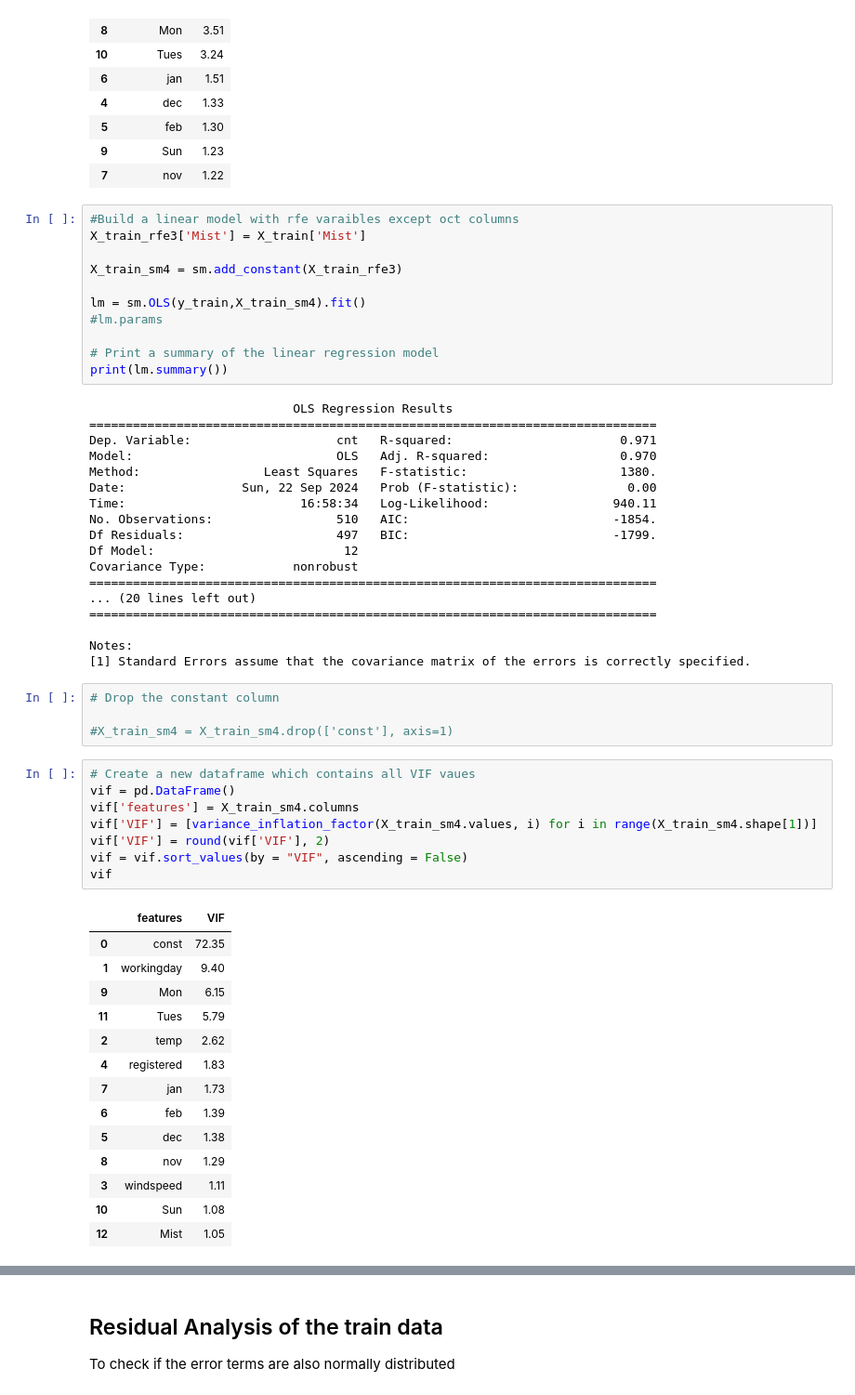
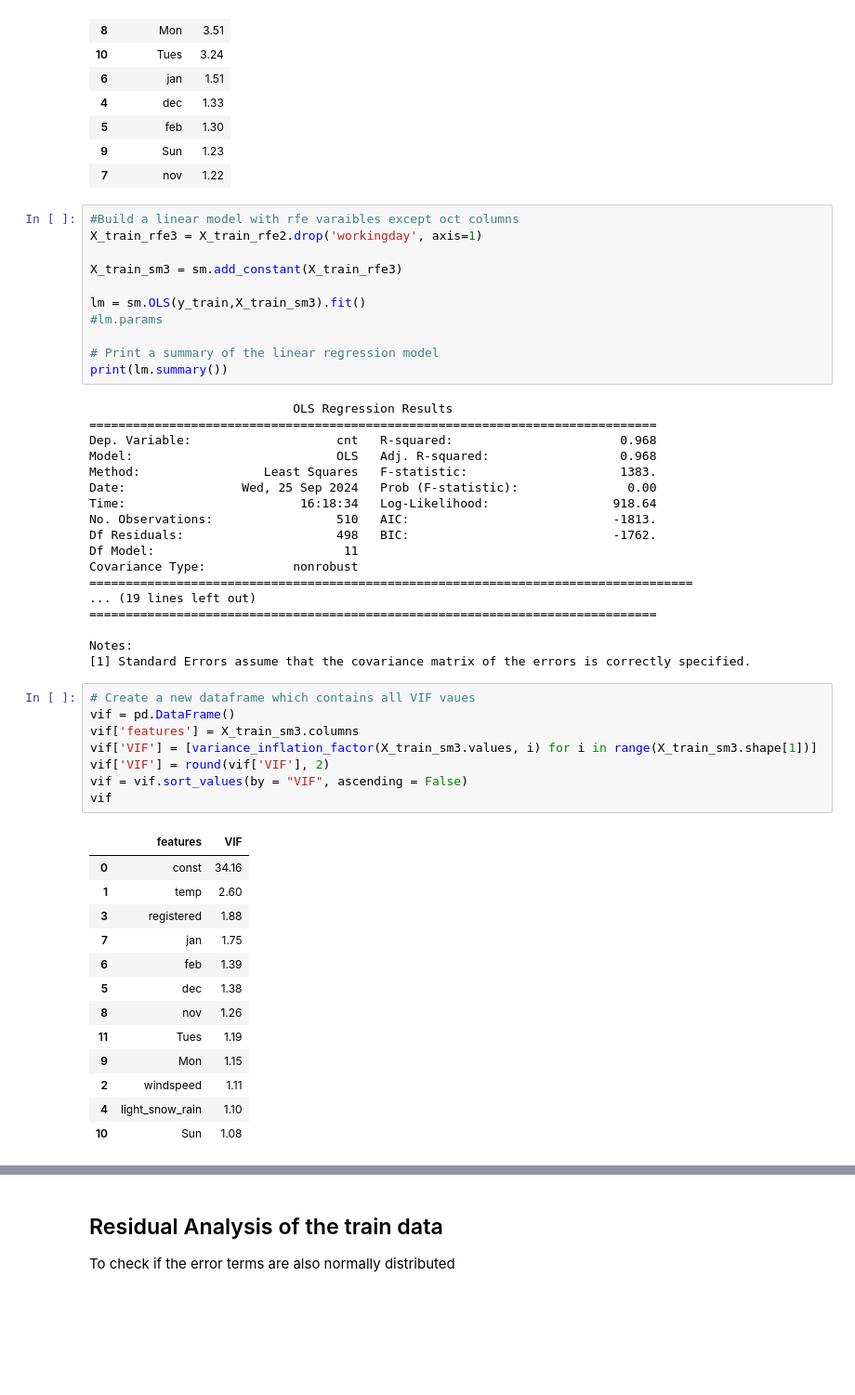
Before and after one commit to sarithajeevna/Linear-regression, a Jupyter notebook: MLR-Bike.ipynb, the cells around one changed output, grey strips where cells are left out. Shown at 93% size. Drawn from its saved outputs; the diff is of its cells as text; blank space fills up the shorter version.

```diff
--- a/MLR-Bike.ipynb
+++ b/MLR-Bike.ipynb
@@ -832,11 +832,11 @@ vif
 | 7 | nov | 1.22 |
 # %%
 #Build a linear model with rfe varaibles except oct columns
-X_train_rfe3['Mist'] = X_train['Mist']
+X_train_rfe3 = X_train_rfe2.drop('workingday', axis=1)
 
-X_train_sm4 = sm.add_constant(X_train_rfe3)
+X_train_sm3 = sm.add_constant(X_train_rfe3)
 
-lm = sm.OLS(y_train,X_train_sm4).fit()
+lm = sm.OLS(y_train,X_train_sm3).fit()
 #lm.params
 
 # Print a summary of the linear regression model
@@ -844,45 +844,40 @@ print(lm.summary())
 # %% [output]
                             OLS Regression Results
 ==============================================================================
-Dep. Variable:                    cnt   R-squared:                       0.971
-Model:                            OLS   Adj. R-squared:                  0.970
-Method:                 Least Squares   F-statistic:                     1380.
-Date:                Sun, 22 Sep 2024   Prob (F-statistic):               0.00
-Time:                        16:58:34   Log-Likelihood:                 940.11
-No. Observations:                 510   AIC:                            -1854.
-Df Residuals:                     497   BIC:                            -1799.
-Df Model:                          12
+Dep. Variable:                    cnt   R-squared:                       0.968
+Model:                            OLS   Adj. R-squared:                  0.968
+Method:                 Least Squares   F-statistic:                     1383.
+Date:                Wed, 25 Sep 2024   Prob (F-statistic):               0.00
+Time:                        16:18:34   Log-Likelihood:                 918.64
+No. Observations:                 510   AIC:                            -1813.
+Df Residuals:                     498   BIC:                            -1762.
+Df Model:                          11
 Covariance Type:            nonrobust
-==============================================================================
-... (20 lines left out)
+===================================================================================
+... (19 lines left out)
 ==============================================================================
 
 Notes:
 [1] Standard Errors assume that the covariance matrix of the errors is correctly specified.
-# %%
-# Drop the constant column
-
-#X_train_sm4 = X_train_sm4.drop(['const'], axis=1)
 # %%
 # Create a new dataframe which contains all VIF vaues
 vif = pd.DataFrame()
-vif['features'] = X_train_sm4.columns
-vif['VIF'] = [variance_inflation_factor(X_train_sm4.values, i) for i in range(X_train_sm4.shape[1])]
+vif['features'] = X_train_sm3.columns
+vif['VIF'] = [variance_inflation_factor(X_train_sm3.values, i) for i in range(X_train_sm3.shape[1])]
 vif['VIF'] = round(vif['VIF'], 2)
 vif = vif.sort_values(by = "VIF", ascending = False)
 vif
 # %% [output]
 |  | features | VIF |
-| 0 | const | 72.35 |
-| 1 | workingday | 9.40 |
-| 9 | Mon | 6.15 |
-| 11 | Tues | 5.79 |
-| 2 | temp | 2.62 |
-| 4 | registered | 1.83 |
-| 7 | jan | 1.73 |
+| 0 | const | 34.16 |
+| 1 | temp | 2.60 |
+| 3 | registered | 1.88 |
+| 7 | jan | 1.75 |
 | 6 | feb | 1.39 |
 | 5 | dec | 1.38 |
-| 8 | nov | 1.29 |
-| 3 | windspeed | 1.11 |
+| 8 | nov | 1.26 |
+| 11 | Tues | 1.19 |
+| 9 | Mon | 1.15 |
+| 2 | windspeed | 1.11 |
+| 4 | light_snow_rain | 1.10 |
 | 10 | Sun | 1.08 |
-| 12 | Mist | 1.05 |
```
Also changed, not shown: parts of 11 cells of this notebook, 1 other file.
